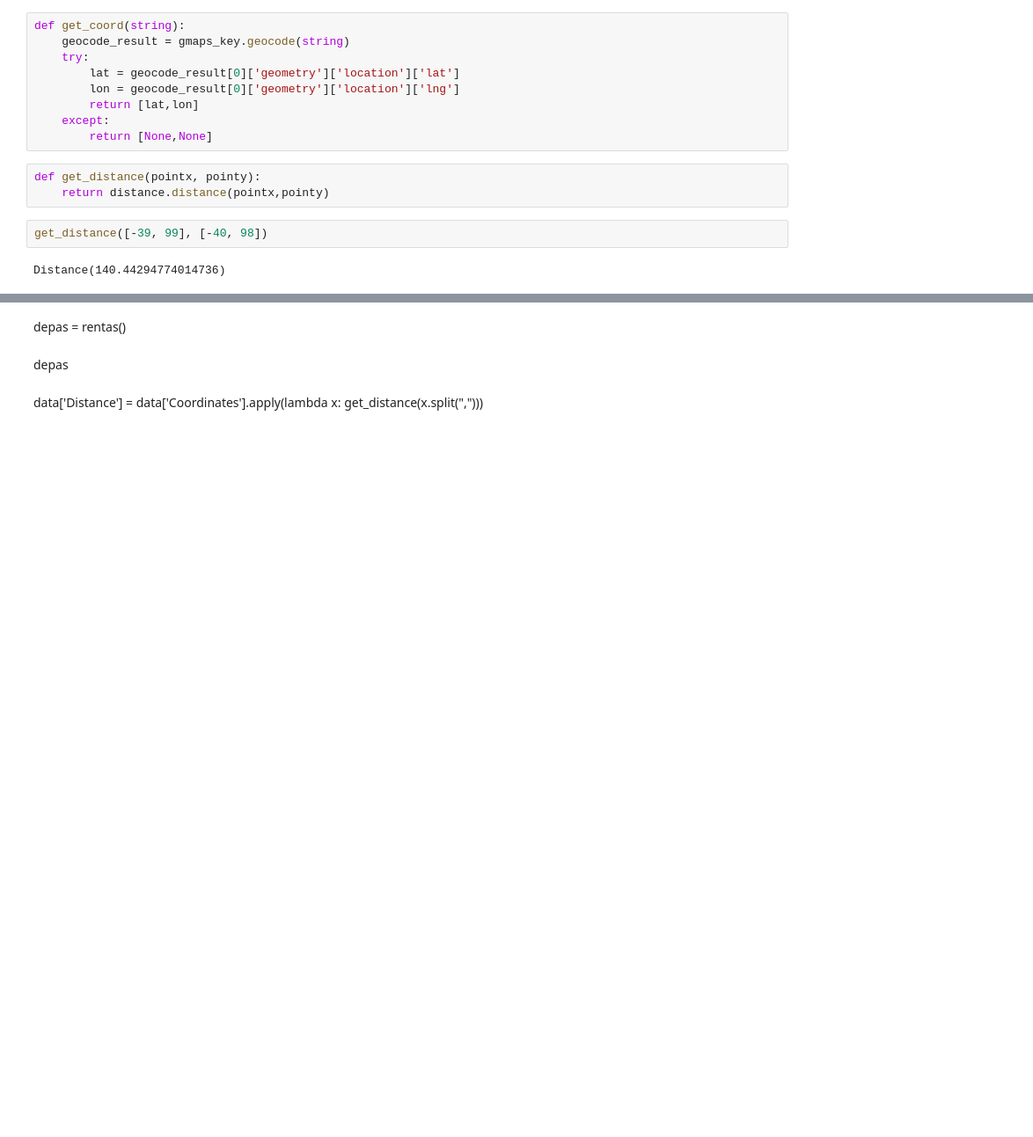
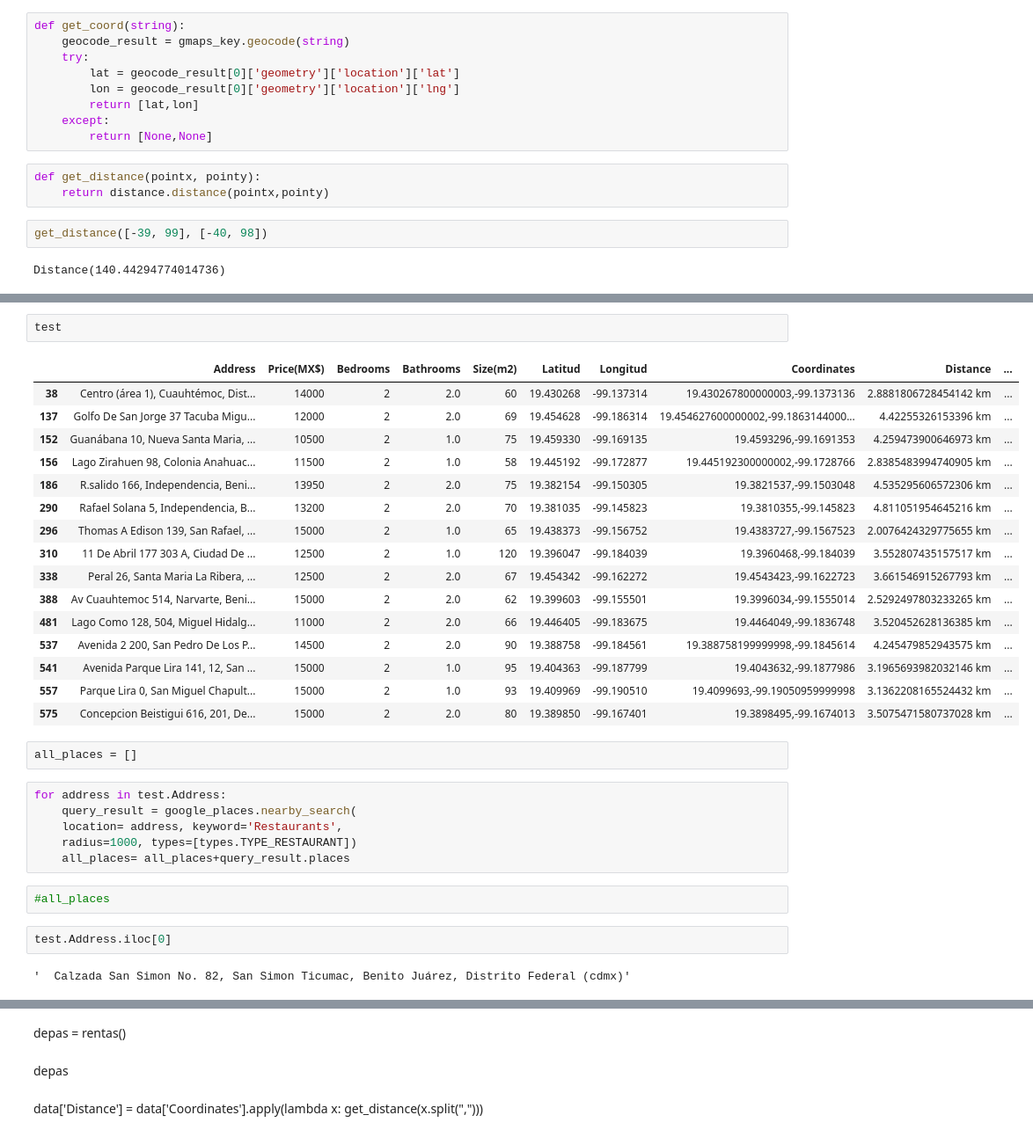
Before and after one commit to Patcm10/Proyecto-Final-Renta2, a Jupyter notebook: Final Final.ipynb, the cells around one changed output, grey strips where cells are left out. Shown: that part at 88% size. Saved outputs shown, nothing was run; the diff lists cells and outputs as text; blank space fills up the shorter version.

```diff
--- a/Final Final.ipynb
+++ b/Final Final.ipynb
@@ -66,0 +82,33 @@ ubi
+# %%
+test
+# %% [output]
+|  | Address | Price(MX$) | Bedrooms | Bathrooms | Size(m2) | Latitud | Longitud | Coordinates | Distance | ... |
+| 38 | Centro (área 1), Cuauhtémoc, Dist... | 14000 | 2 | 2.0 | 60 | 19.430268 | -99.137314 | 19.430267800000003,-99.1373136 | 2.8881806728454142 km | ... |
+| 137 | Golfo De San Jorge 37 Tacuba Migu... | 12000 | 2 | 2.0 | 69 | 19.454628 | -99.186314 | 19.454627600000002,-99.1863144000... | 4.42255326153396 km | ... |
+| 152 | Guanábana 10, Nueva Santa Maria, ... | 10500 | 2 | 1.0 | 75 | 19.459330 | -99.169135 | 19.4593296,-99.1691353 | 4.259473900646973 km | ... |
+| 156 | Lago Zirahuen 98, Colonia Anahuac... | 11500 | 2 | 1.0 | 58 | 19.445192 | -99.172877 | 19.445192300000002,-99.1728766 | 2.8385483994740905 km | ... |
+| 186 | R.salido 166, Independencia, Beni... | 13950 | 2 | 2.0 | 75 | 19.382154 | -99.150305 | 19.3821537,-99.1503048 | 4.535295606572306 km | ... |
+| 290 | Rafael Solana 5, Independencia, B... | 13200 | 2 | 2.0 | 70 | 19.381035 | -99.145823 | 19.3810355,-99.145823 | 4.811051954645216 km | ... |
+| 296 | Thomas A Edison 139, San Rafael, ... | 15000 | 2 | 1.0 | 65 | 19.438373 | -99.156752 | 19.4383727,-99.1567523 | 2.0076424329775655 km | ... |
+| 310 | 11 De Abril 177 303 A, Ciudad De ... | 12500 | 2 | 1.0 | 120 | 19.396047 | -99.184039 | 19.3960468,-99.184039 | 3.552807435157517 km | ... |
+| 338 | Peral 26, Santa Maria La Ribera, ... | 12500 | 2 | 2.0 | 67 | 19.454342 | -99.162272 | 19.4543423,-99.1622723 | 3.661546915267793 km | ... |
+| 388 | Av Cuauhtemoc 514, Narvarte, Beni... | 15000 | 2 | 2.0 | 62 | 19.399603 | -99.155501 | 19.3996034,-99.1555014 | 2.5292497803233265 km | ... |
+| 481 | Lago Como 128, 504, Miguel Hidalg... | 11000 | 2 | 2.0 | 66 | 19.446405 | -99.183675 | 19.4464049,-99.1836748 | 3.520452628136385 km | ... |
+| 537 | Avenida 2 200, San Pedro De Los P... | 14500 | 2 | 2.0 | 90 | 19.388758 | -99.184561 | 19.388758199999998,-99.1845614 | 4.245479852943575 km | ... |
+| 541 | Avenida Parque Lira 141, 12, San ... | 15000 | 2 | 1.0 | 95 | 19.404363 | -99.187799 | 19.4043632,-99.1877986 | 3.1965693982032146 km | ... |
+| 557 | Parque Lira 0, San Miguel Chapult... | 15000 | 2 | 1.0 | 93 | 19.409969 | -99.190510 | 19.4099693,-99.19050959999998 | 3.1362208165524432 km | ... |
+| 575 | Concepcion Beistigui 616, 201, De... | 15000 | 2 | 2.0 | 80 | 19.389850 | -99.167401 | 19.3898495,-99.1674013 | 3.5075471580737028 km | ... |
+# %%
+all_places = []
+# %%
+for address in test.Address:
+    query_result = google_places.nearby_search(
+    location= address, keyword='Restaurants',
+    radius=1000, types=[types.TYPE_RESTAURANT])
+    all_places= all_places+query_result.places
+# %%
+#all_places
+# %%
+test.Address.iloc[0]
+# %% [output]
+'  Calzada San Simon No. 82, San Simon Ticumac, Benito Juárez, Distrito Federal (cdmx)'
```
Also changed, not shown: parts of 19 cells of this notebook, 4 other files.
